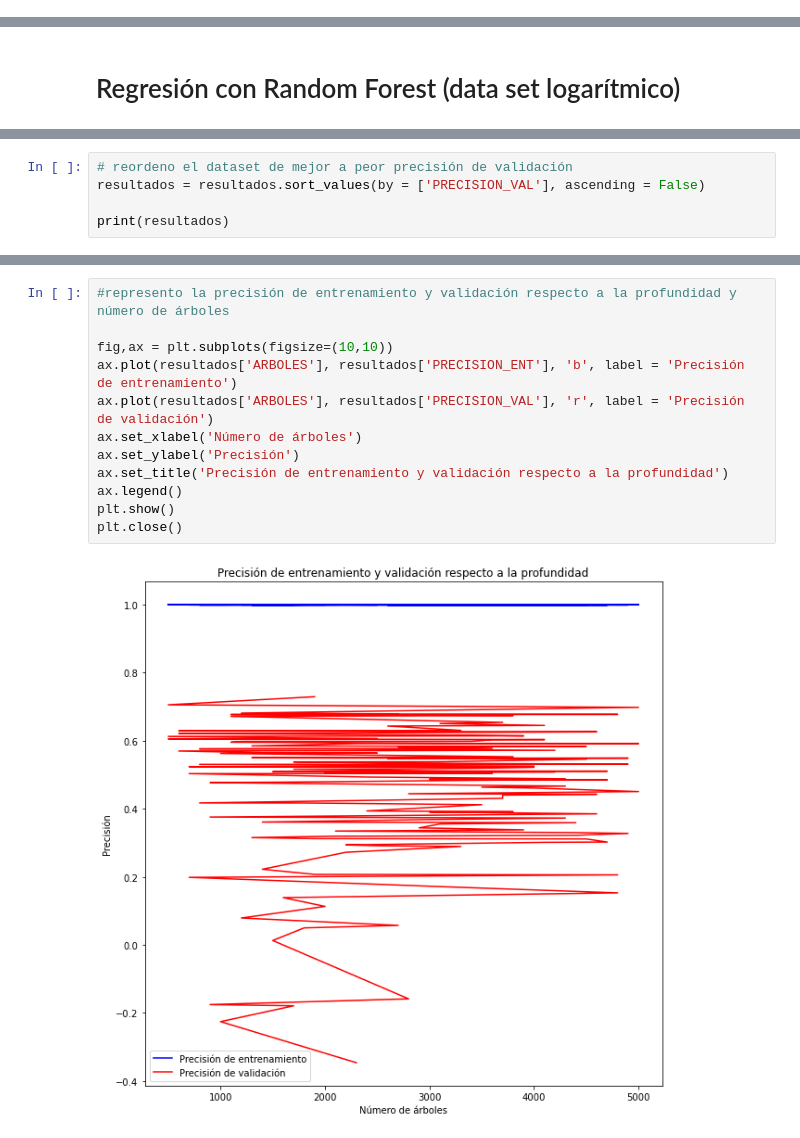
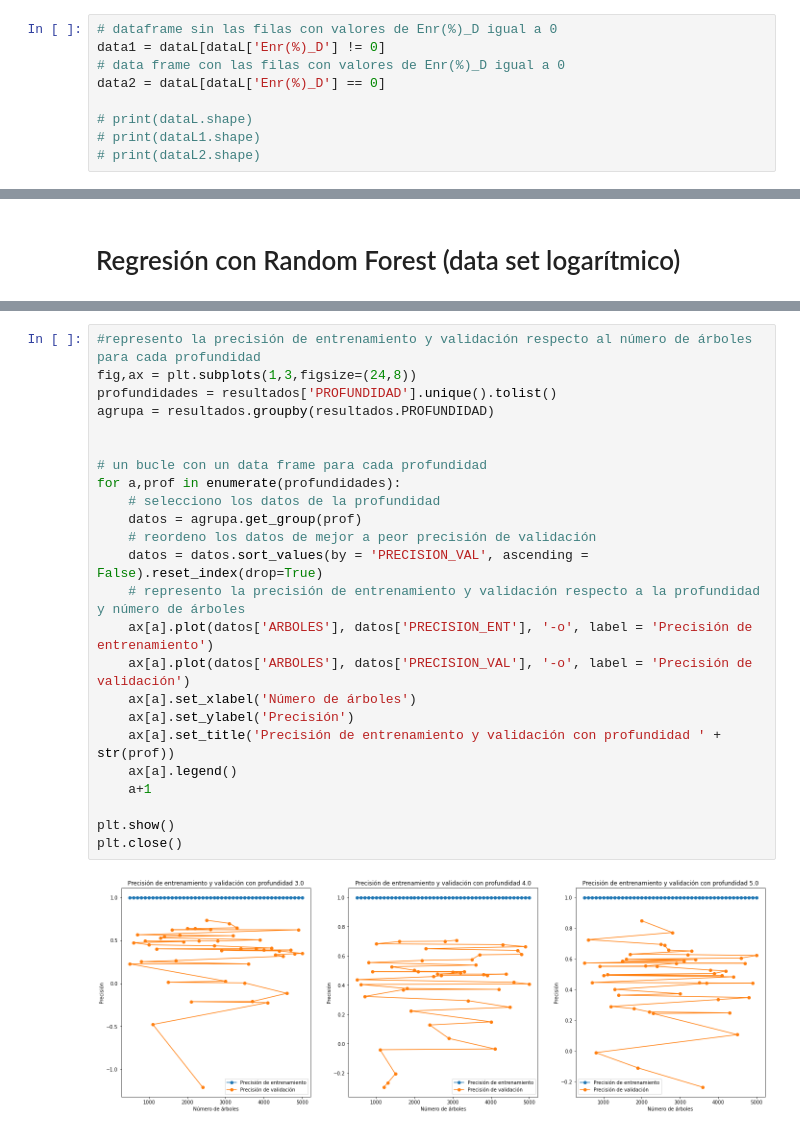
Before and after one commit to jarok03/PracticaUAM, a Jupyter notebook: CalculoQuemadoRev1.ipynb, the cells around one changed output, grey strips where cells are left out. Drawn from its saved outputs; the diff is of its cells as text.

Commit message:
Reg log con valores de enr(%) separados + mejor representación random forest log

```diff
--- a/CalculoQuemadoRev1.ipynb
+++ b/CalculoQuemadoRev1.ipynb
@@ -563,0 +577,9 @@ MAE = 0.14
+# %%
+# dataframe sin las filas con valores de Enr(%)_D igual a 0
+data1 = dataL[dataL['Enr(%)_D'] != 0]
+# data frame con las filas con valores de Enr(%)_D igual a 0
+data2 = dataL[dataL['Enr(%)_D'] == 0]
+
+# print(dataL.shape)
+# print(dataL1.shape)
+# print(dataL2.shape)
@@ -1097,7 +1299,2 @@ print(resultados)
 
 [138 rows x 6 columns]
-# %%
-# reordeno el dataset de mejor a peor precisión de validación
-resultados = resultados.sort_values(by = ['PRECISION_VAL'], ascending = False)
-
-print(resultados)
@@ -1119,14 +1301,26 @@ print(resultados)
 # %%
-#represento la precisión de entrenamiento y validación respecto a la profundidad y número de árboles
+#represento la precisión de entrenamiento y validación respecto al número de árboles para cada profundidad
+fig,ax = plt.subplots(1,3,figsize=(24,8))
+profundidades = resultados['PROFUNDIDAD'].unique().tolist()
+agrupa = resultados.groupby(resultados.PROFUNDIDAD)
 
-fig,ax = plt.subplots(figsize=(10,10))
-ax.plot(resultados['ARBOLES'], resultados['PRECISION_ENT'], 'b', label = 'Precisión de entrenamiento')
-ax.plot(resultados['ARBOLES'], resultados['PRECISION_VAL'], 'r', label = 'Precisión de validación')
-ax.set_xlabel('Número de árboles')
-ax.set_ylabel('Precisión')
-ax.set_title('Precisión de entrenamiento y validación respecto a la profundidad')
-ax.legend()
+
+# un bucle con un data frame para cada profundidad
+for a,prof in enumerate(profundidades):
+    # selecciono los datos de la profundidad
+    datos = agrupa.get_group(prof)
+    # reordeno los datos de mejor a peor precisión de validación
+    datos = datos.sort_values(by = 'PRECISION_VAL', ascending = False).reset_index(drop=True)
+    # represento la precisión de entrenamiento y validación respecto a la profundidad y número de árboles
+    ax[a].plot(datos['ARBOLES'], datos['PRECISION_ENT'], '-o', label = 'Precisión de entrenamiento')
+    ax[a].plot(datos['ARBOLES'], datos['PRECISION_VAL'], '-o', label = 'Precisión de validación')
+    ax[a].set_xlabel('Número de árboles')
+    ax[a].set_ylabel('Precisión')
+    ax[a].set_title('Precisión de entrenamiento y validación con profundidad ' + str(prof))
+    ax[a].legend()
+    a+1
+
 plt.show()
 plt.close()
 # %% [output]
-[figure, old version]
+[figure, new version]
```
Also changed, not shown: parts of 31 cells of this notebook.
